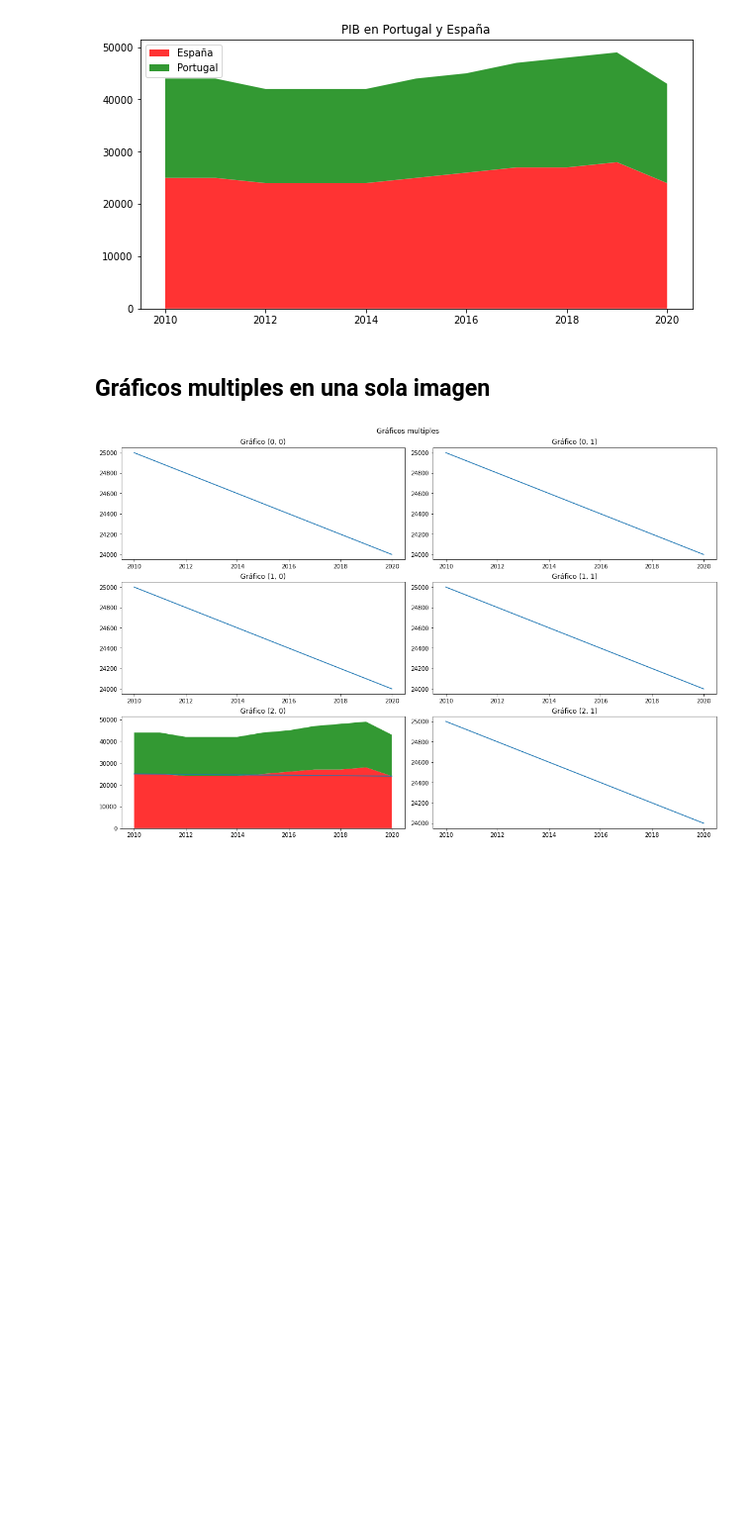
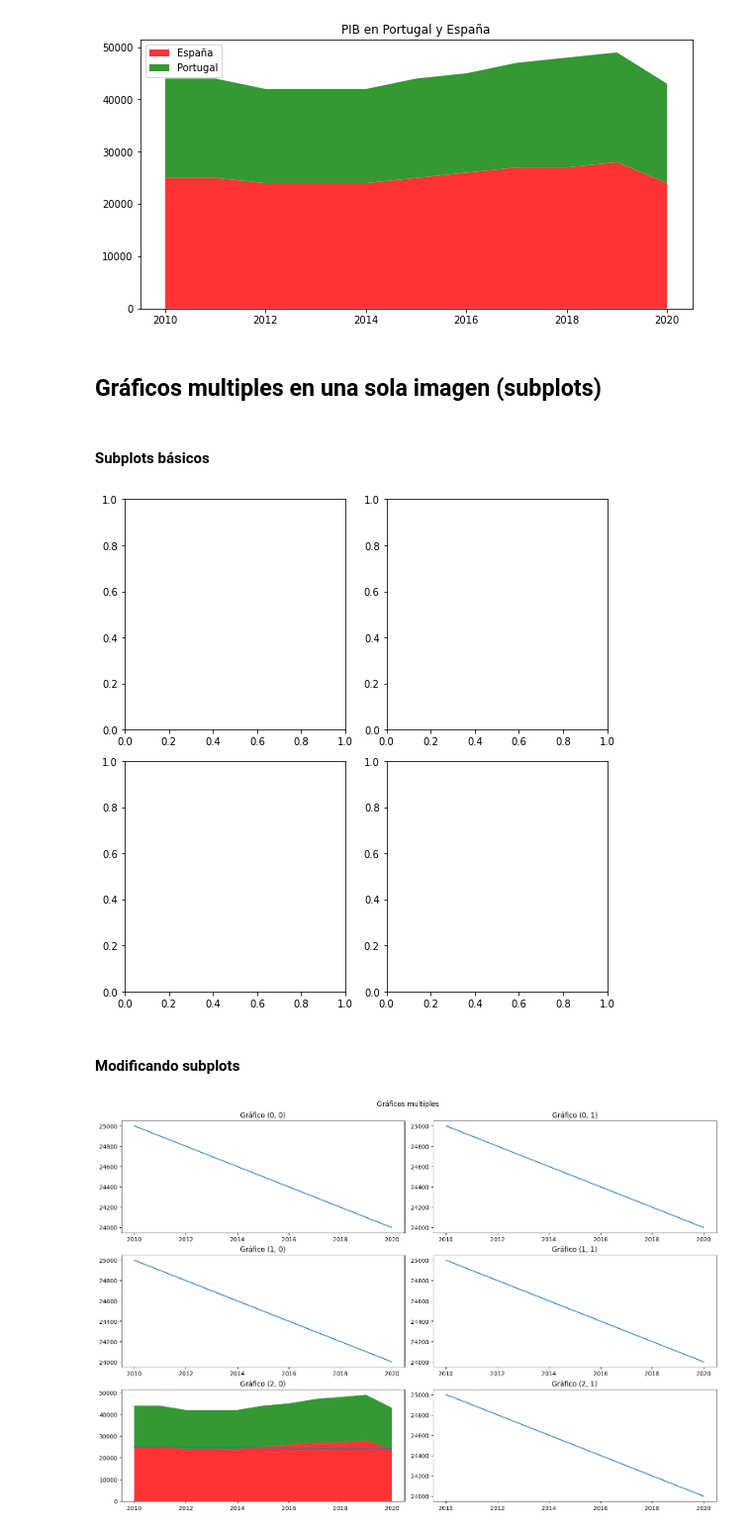
Before and after one commit to fjgarciaes/visualizacion_ironhack_19_01_2023, a Jupyter notebook: Seminario_visualizacion_Ironhack_19_01_2023.ipynb, the cells around one changed output. Shown at 99% size. Drawn from its saved outputs; the diff is of its cells as text; code cells hidden in the pictures; blank space fills up the shorter version.

```diff
--- a/Seminario_visualizacion_Ironhack_19_01_2023.ipynb
+++ b/Seminario_visualizacion_Ironhack_19_01_2023.ipynb
@@ -390,7 +390,25 @@ ax.legend(loc = 'upper left');
 # %% [output]
 [figure]
 # %% [markdown]
-## Gráficos multiples en una sola imagen
+## Gráficos multiples en una sola imagen (subplots)
+# %% [markdown]
+#### Subplots básicos
+# %%
+n_filas = 3
+n_columnas = 2
+
+# Crear los subplots
+fig, axs = plt.subplots(
+    nrows = 2,
+    ncols = 2,
+    figsize = (7.5, 7.5))
+
+# Utiliza tight layout para evitar superposiciones
+fig.tight_layout();
+# %% [output]
+[figure, added]
+# %% [markdown]
+#### Modificando subplots
 # %%
 n_filas = 3
 n_columnas = 2
```
Also changed, not shown: parts of 20 cells of this notebook, 14 other files.
